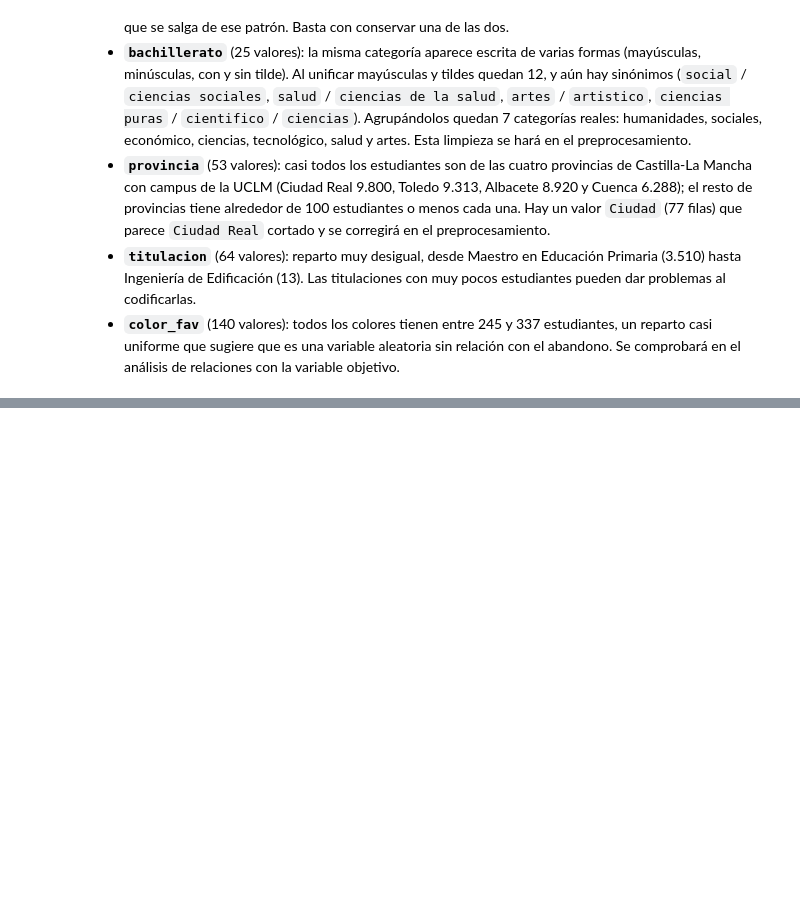
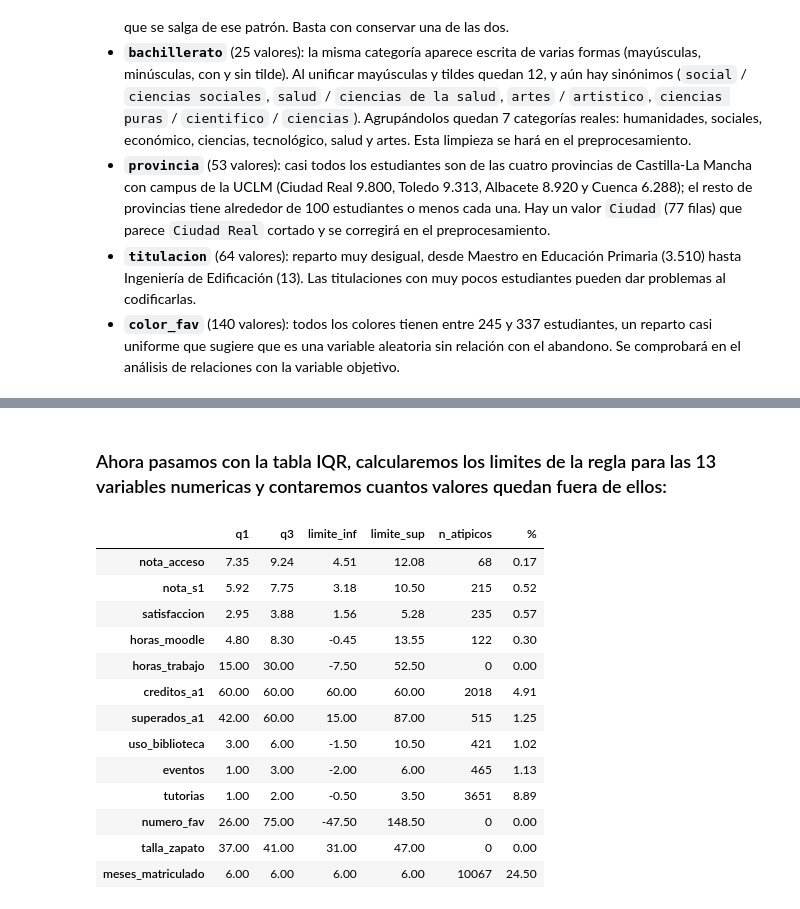
Before and after one commit to alfquito0206/data-mining-2026, a Jupyter notebook: practica-01/Práctica 1 - Análisis, procesamiento y validación .ipynb, the cells around one changed output, grey strips where cells are left out. Saved outputs shown, nothing was run; the diff lists cells and outputs as text; code cells hidden in the pictures; blank space fills up the shorter version.

```diff
--- a/practica-01/Práctica 1 - Análisis, procesamiento y validación .ipynb
+++ b/practica-01/Práctica 1 - Análisis, procesamiento y validación .ipynb
@@ -974,0 +1008,34 @@ tabla
+# %% [markdown]
+### Ahora pasamos con la tabla IQR, calcularemos los limites de la regla para las 13 variables numericas y contaremos cuantos valores quedan fuera de ellos:
+# %%
+#
+
+q1 = eda[numericas].quantile(0.25)
+q3 = eda[numericas].quantile(0.75)
+iqr = q3 - q1
+
+fuera = (eda[numericas] < q1 - 1.5 * iqr) | (eda[numericas] > q3 + 1.5 * iqr)
+
+pd.DataFrame({
+    'q1': q1,
+    'q3': q3,
+    'limite_inf': q1 - 1.5 * iqr,
+    'limite_sup': q3 + 1.5 * iqr,
+    'n_atipicos': fuera.sum(),
+    '%': (fuera.mean() * 100).round(2),
+}).round(2)
+# %% [output]
+|  | q1 | q3 | limite_inf | limite_sup | n_atipicos | % |
+| nota_acceso | 7.35 | 9.24 | 4.51 | 12.08 | 68 | 0.17 |
+| nota_s1 | 5.92 | 7.75 | 3.18 | 10.50 | 215 | 0.52 |
+| satisfaccion | 2.95 | 3.88 | 1.56 | 5.28 | 235 | 0.57 |
+| horas_moodle | 4.80 | 8.30 | -0.45 | 13.55 | 122 | 0.30 |
+| horas_trabajo | 15.00 | 30.00 | -7.50 | 52.50 | 0 | 0.00 |
+| creditos_a1 | 60.00 | 60.00 | 60.00 | 60.00 | 2018 | 4.91 |
+| superados_a1 | 42.00 | 60.00 | 15.00 | 87.00 | 515 | 1.25 |
+| uso_biblioteca | 3.00 | 6.00 | -1.50 | 10.50 | 421 | 1.02 |
+| eventos | 1.00 | 3.00 | -2.00 | 6.00 | 465 | 1.13 |
+| tutorias | 1.00 | 2.00 | -0.50 | 3.50 | 3651 | 8.89 |
+| numero_fav | 26.00 | 75.00 | -47.50 | 148.50 | 0 | 0.00 |
+| talla_zapato | 37.00 | 41.00 | 31.00 | 47.00 | 0 | 0.00 |
+| meses_matriculado | 6.00 | 6.00 | 6.00 | 6.00 | 10067 | 24.50 |
```
Also changed, not shown: parts of 3 cells of this notebook.
